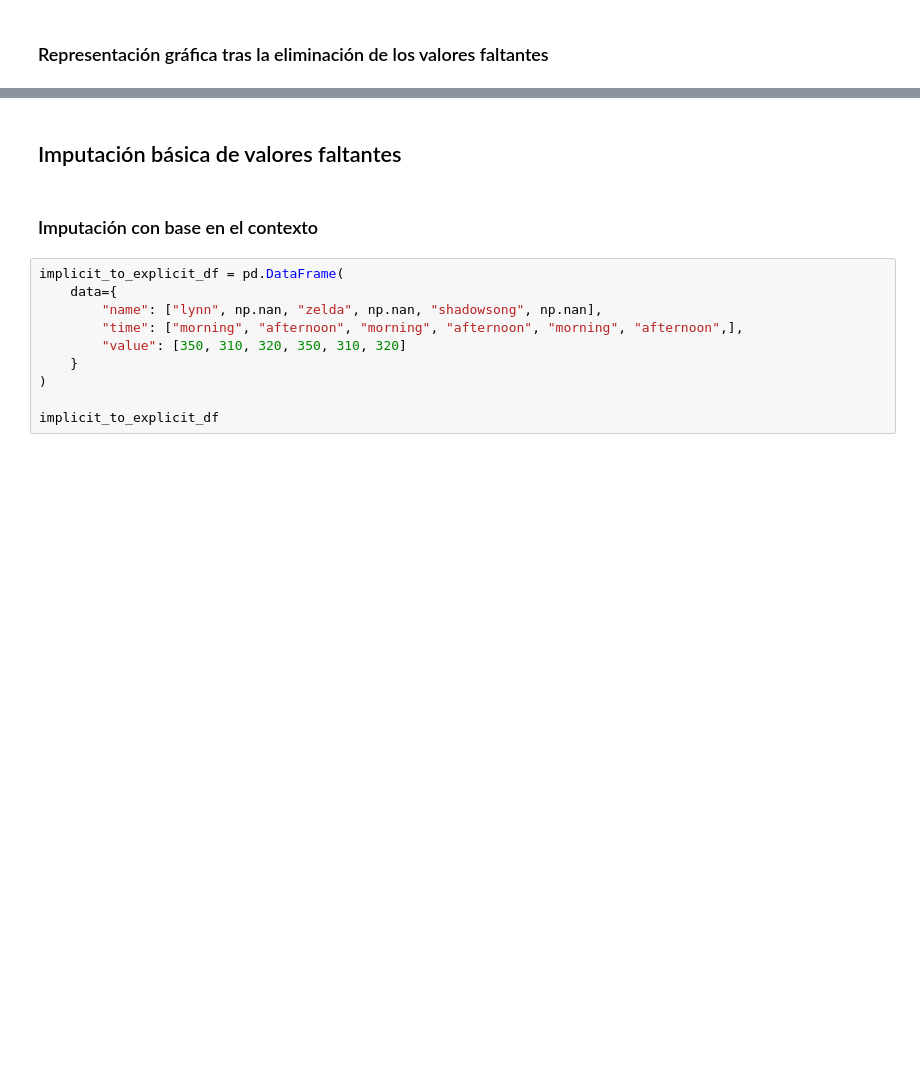
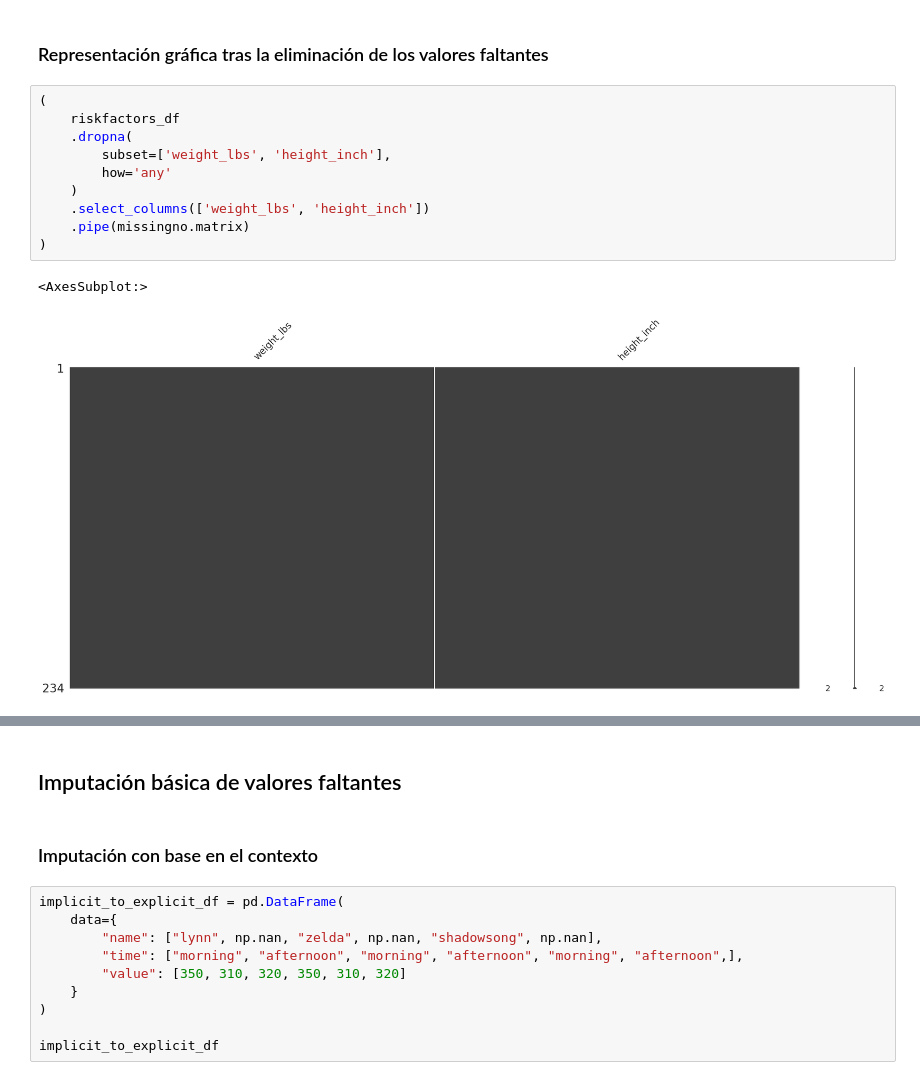
Before and after one commit to fcisnerosr/datos_faltantes, a Jupyter notebook: curso-datos-faltantes-main/jupyter/live-exploration-missing-values.ipynb, the cells around one changed output, grey strips where cells are left out. Saved outputs shown, nothing was run; the diff lists cells and outputs as text; blank space fills up the shorter version.

```diff
--- a/curso-datos-faltantes-main/jupyter/live-exploration-missing-values.ipynb
+++ b/curso-datos-faltantes-main/jupyter/live-exploration-missing-values.ipynb
@@ -1549,2 +1577,15 @@ dtype: float64
 # %% [markdown]
 ### Representación gráfica tras la eliminación de los valores faltantes
+# %%
+(
+    riskfactors_df
+    .dropna(
+        subset=['weight_lbs', 'height_inch'],
+        how='any'
+    )
+    .select_columns(['weight_lbs', 'height_inch'])
+    .pipe(missingno.matrix)
+)
+# %% [output]
+<AxesSubplot:>
+[figure, added]
```
Also changed, not shown: parts of 7 cells of this notebook.
